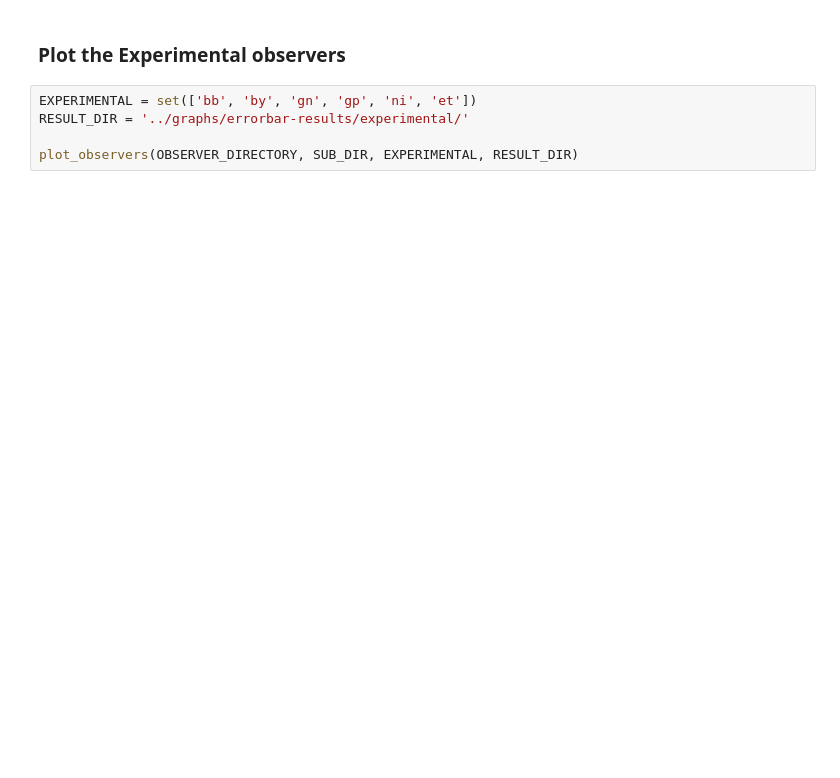
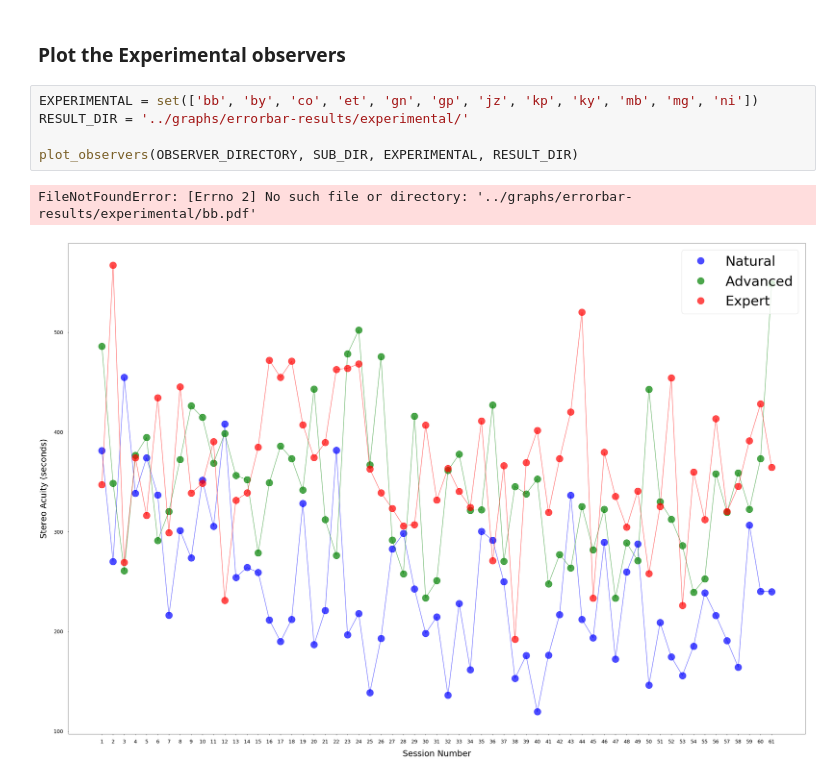
Before and after one commit to agodinez01/StereoTraining, a Jupyter notebook: iPythonNotebooks/plot_dartboard_errorbar.ipynb, the cells around one changed output. Cells and saved outputs as stored; diff of their text form; blank space fills up the shorter version.

```diff
--- a/iPythonNotebooks/plot_dartboard_errorbar.ipynb
+++ b/iPythonNotebooks/plot_dartboard_errorbar.ipynb
@@ -100,7 +99,10 @@ The minimum supported version is 2.4.6
 # %% [markdown]
 ### Plot the Experimental observers
 # %%
-EXPERIMENTAL = set(['bb', 'by', 'gn', 'gp', 'ni', 'et'])
+EXPERIMENTAL = set(['bb', 'by', 'co', 'et', 'gn', 'gp', 'jz', 'kp', 'ky', 'mb', 'mg', 'ni'])
 RESULT_DIR = '../graphs/errorbar-results/experimental/'
 
 plot_observers(OBSERVER_DIRECTORY, SUB_DIR, EXPERIMENTAL, RESULT_DIR)
+# %% [output]
+FileNotFoundError: [Errno 2] No such file or directory: '../graphs/errorbar-results/experimental/bb.pdf'
+[figure, added]
```
Also changed, not shown: parts of 1 cell of this notebook, 7 other files.
